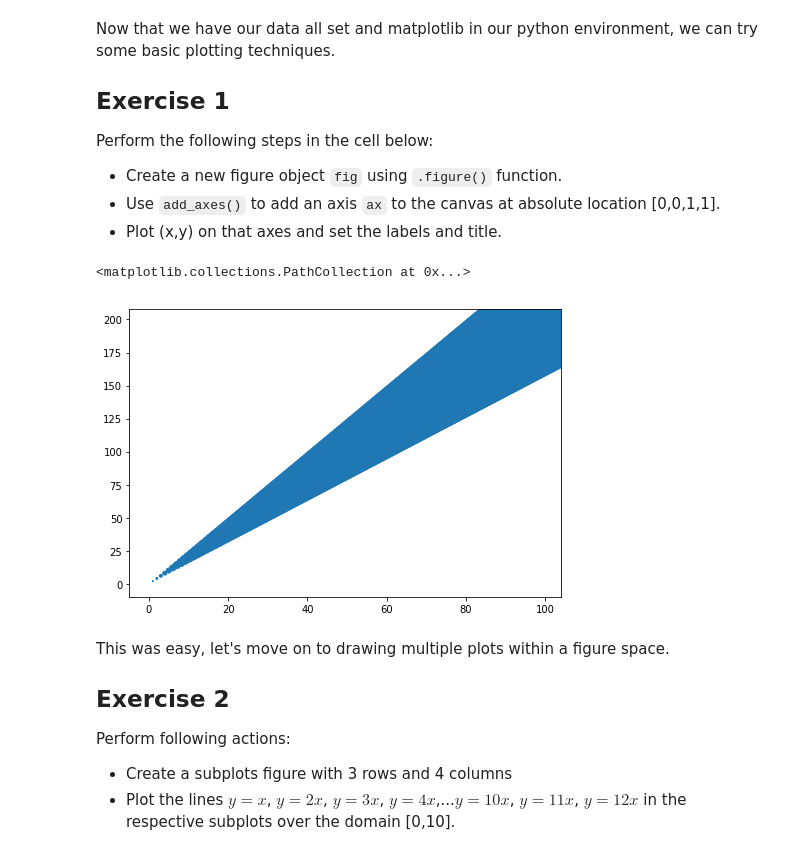
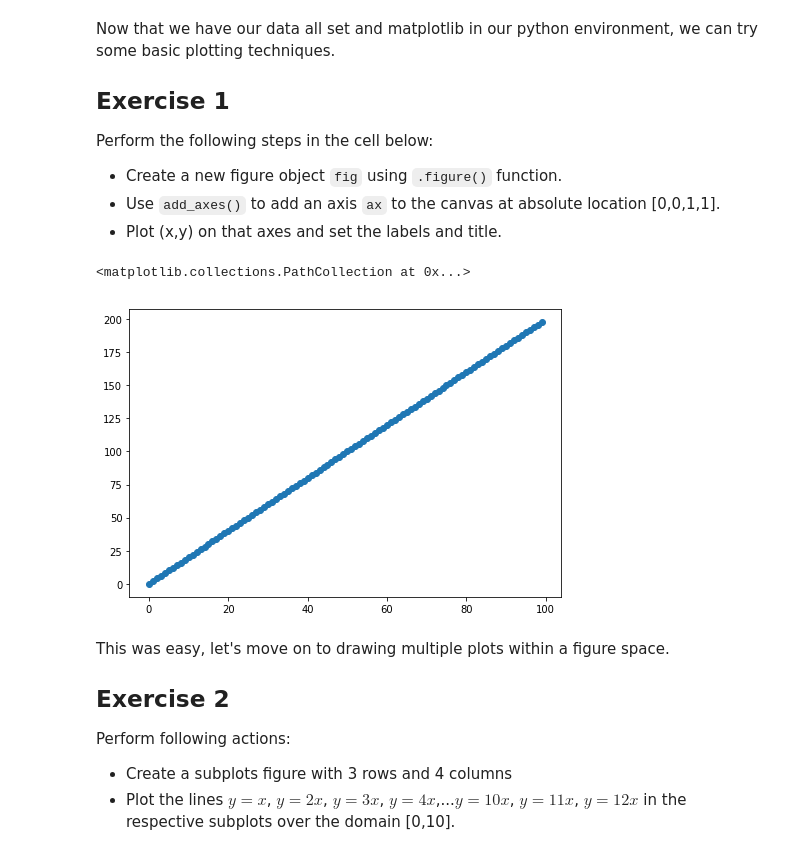
Before and after one commit to TimMango/dsc-more-practice-with-matplotlib-lab-dc-ds-career-042219, a Jupyter notebook: index.ipynb, the cells around one changed output. Saved outputs shown, nothing was run; the diff lists cells and outputs as text; code cells hidden in the pictures.

```diff
--- a/index.ipynb
+++ b/index.ipynb
@@ -63,10 +63,10 @@ Perform the following steps in the cell below:
 # %%
 fig = plt.figure()
 ax = fig.add_axes([0,0,1,1])
-plt.scatter(x,y,z)
+plt.scatter(x,y)
 # %% [output]
 <matplotlib.collections.PathCollection at 0x...>
-[figure, old version]
+[figure, new version]
 # %% [markdown]
 This was easy, let's move on to drawing multiple plots within a figure space.
 
```
